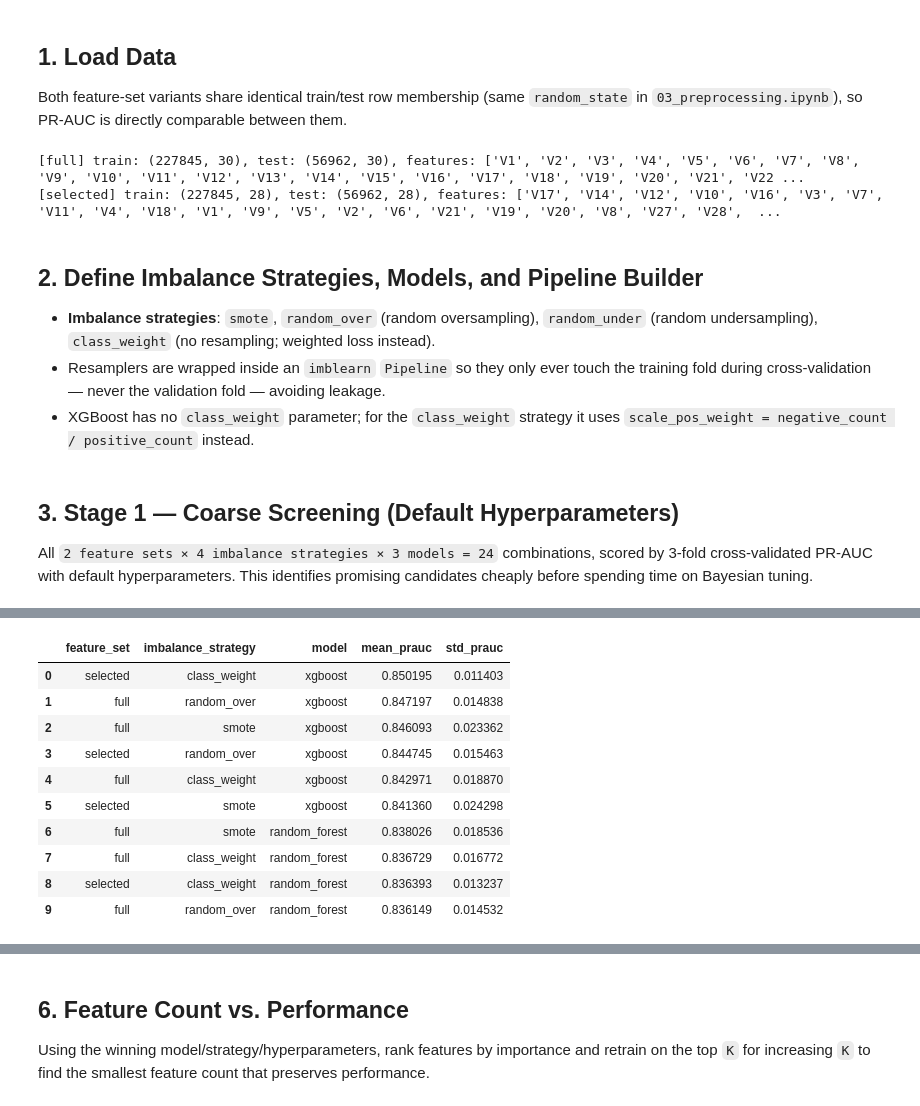
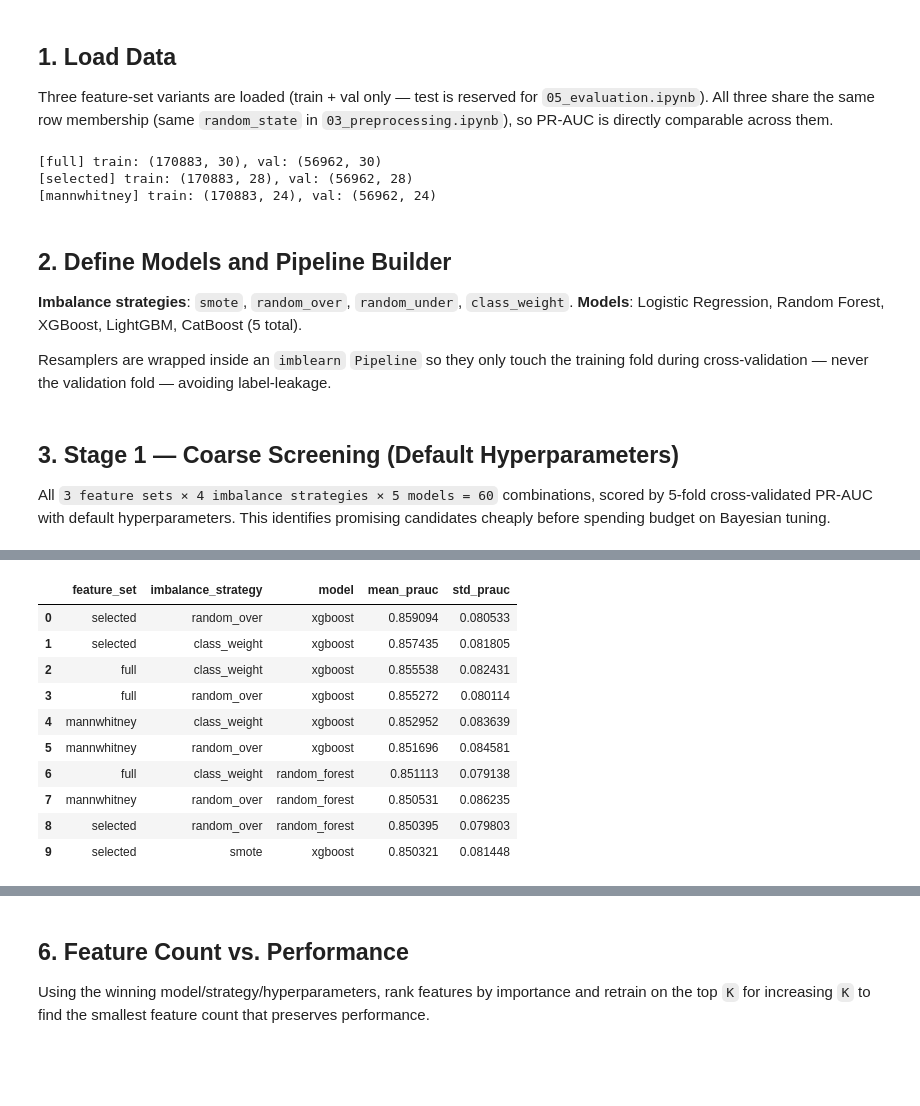
Before and after one commit to srwang721tw/KaggleFraudDetection, a Jupyter notebook: notebooks/04_modeling.ipynb, the cells around one changed output, grey strips where cells are left out. Saved outputs shown, nothing was run; the diff lists cells and outputs as text; code cells hidden in the pictures; blank space fills up the shorter version.

```diff
--- a/notebooks/04_modeling.ipynb
+++ b/notebooks/04_modeling.ipynb
@@ -28,30 +32,32 @@ os.makedirs('../models', exist_ok=True)
 # %% [markdown]
 ## 1. Load Data
 
-Both feature-set variants share identical train/test row membership (same `random_state` in `03_preprocessing.ipynb`), so PR-AUC is directly comparable between them.
+Three feature-set variants are loaded (train + val only — test is reserved for `05_evaluation.ipynb`). All three share the same row membership (same `random_state` in `03_preprocessing.ipynb`), so PR-AUC is directly comparable across them.
 # %%
 datasets = {}
-for name in ['full', 'selected']:
+for name in ['full', 'selected', 'mannwhitney']:
     train = pd.read_csv(f'../data/processed/train_{name}.csv')
-    test = pd.read_csv(f'../data/processed/test_{name}.csv')
+    val   = pd.read_csv(f'../data/processed/val_{name}.csv')
     X_train = train.drop(columns=['Class'])
     y_train = train['Class']
-    X_test = test.drop(columns=['Class'])
-    y_test = test['Class']
-    datasets[name] = (X_train, y_train, X_test, y_test)
-    print(f'[{name}] train: {X_train.shape}, test: {X_test.shape}, features: {list(X_train.columns)}')
+    X_val   = val.drop(columns=['Class'])
+    y_val   = val['Class']
+    datasets[name] = (X_train, y_train, X_val, y_val)
+    print(f'[{name}] train: {X_train.shape}, val: {X_val.shape}')
 # %% [output]
-[full] train: (227845, 30), test: (56962, 30), features: ['V1', 'V2', 'V3', 'V4', 'V5', 'V6', 'V7', 'V8', 'V9', 'V10', 'V11', 'V12', 'V13', 'V14', 'V15', 'V16', 'V17', 'V18', 'V19', 'V20', 'V21', 'V22 ...
-[selected] train: (227845, 28), test: (56962, 28), features: ['V17', 'V14', 'V12', 'V10', 'V16', 'V3', 'V7', 'V11', 'V4', 'V18', 'V1', 'V9', 'V5', 'V2', 'V6', 'V21', 'V19', 'V20', 'V8', 'V27', 'V28',  ...
+[full] train: (170883, 30), val: (56962, 30)
+[selected] train: (170883, 28), val: (56962, 28)
+[mannwhitney] train: (170883, 24), val: (56962, 24)
 # %% [markdown]
-## 2. Define Imbalance Strategies, Models, and Pipeline Builder
+## 2. Define Models and Pipeline Builder
 
-- **Imbalance strategies**: `smote`, `random_over` (random oversampling), `random_under` (random undersampling), `class_weight` (no resampling; weighted loss instead).
-- Resamplers are wrapped inside an `imblearn` `Pipeline` so they only ever touch the training fold during cross-validation — never the validation fold — avoiding leakage.
-- XGBoost has no `class_weight` parameter; for the `class_weight` strategy it uses `scale_pos_weight = negative_count / positive_count` instead.
+**Imbalance strategies**: `smote`, `random_over`, `random_under`, `class_weight`.
+**Models**: Logistic Regression, Random Forest, XGBoost, LightGBM, CatBoost (5 total).
+
+Resamplers are wrapped inside an `imblearn` `Pipeline` so they only touch the training fold during cross-validation — never the validation fold — avoiding label-leakage.
 # %%
 IMBALANCE_STRATEGIES = ['smote', 'random_over', 'random_under', 'class_weight']
-MODEL_NAMES = ['logistic_regression', 'random_forest', 'xgboost']
+MODEL_NAMES = ['logistic_regression', 'random_forest', 'xgboost', 'lgbm', 'catboost']
 
 
 def make_sampler(strategy):
@@ -73,12 +79,14 @@ def make_model(model_name, strategy, y_train, **hyperparams):
             kwargs['class_weight'] = 'balanced'
         kwargs.update(hyperparams)
         return LogisticRegression(**kwargs)
+
     if model_name == 'random_forest':
         kwargs = dict(random_state=42, n_jobs=-1)
         if strategy == 'class_weight':
             kwargs['class_weight'] = 'balanced'
         kwargs.update(hyperparams)
         return RandomForestClassifier(**kwargs)
+
     if model_name == 'xgboost':
         kwargs = dict(random_state=42, eval_metric='aucpr', verbosity=0)
         if strategy == 'class_weight':
@@ -86,6 +94,24 @@ def make_model(model_name, strategy, y_train, **hyperparams):
             kwargs['scale_pos_weight'] = neg / pos
         kwargs.update(hyperparams)
         return XGBClassifier(**kwargs)
+
+    if model_name == 'lgbm':
+        kwargs = dict(random_state=42, verbose=-1, n_jobs=-1)
+        if strategy == 'class_weight':
+            neg, pos = (y_train == 0).sum(), (y_train == 1).sum()
+            kwargs['scale_pos_weight'] = neg / pos
+        kwargs.update(hyperparams)
+        return LGBMClassifier(**kwargs)
+
+    if model_name == 'catboost':
+        kwargs = dict(random_seed=42, verbose=0)
+        if strategy == 'class_weight':
+            # auto_class_weights='Balanced' is sklearn-clonable; class_weights=[list]
+            # breaks sklearn's clone() because CatBoost normalises the list internally.
+            kwargs['auto_class_weights'] = 'Balanced'
+        kwargs.update(hyperparams)
+        return CatBoostClassifier(**kwargs)
+
     raise ValueError(model_name)
 
 
@@ -99,14 +125,14 @@ def make_pipeline(model_name, strategy, y_train, **hyperparams):
     return ImbPipeline(steps)
 
 
-cv = StratifiedKFold(n_splits=3, shuffle=True, random_state=42)
+cv = StratifiedKFold(n_splits=5, shuffle=True, random_state=42)
 # %% [markdown]
 ## 3. Stage 1 — Coarse Screening (Default Hyperparameters)
 
-All `2 feature sets × 4 imbalance strategies × 3 models = 24` combinations, scored by 3-fold cross-validated PR-AUC with default hyperparameters. This identifies promising candidates cheaply before spending time on Bayesian tuning.
+All `3 feature sets × 4 imbalance strategies × 5 models = 60` combinations, scored by 5-fold cross-validated PR-AUC with default hyperparameters. This identifies promising candidates cheaply before spending budget on Bayesian tuning.
 # %%
 screening_rows = []
-for feature_set in ['full', 'selected']:
+for feature_set in ['full', 'selected', 'mannwhitney']:
     X_train, y_train, _, _ = datasets[feature_set]
     for strategy in IMBALANCE_STRATEGIES:
         for model_name in MODEL_NAMES:
@@ -123,5 +149,6 @@ for feature_set in ['full', 'selected']:
 
 screening_results = pd.DataFrame(screening_rows).sort_values('mean_prauc', ascending=False).reset_index(drop=True)
 screening_results.to_csv(f'{REPORT_DIR}/coarse_screening_results.csv', index=False)
+print(f'\nTotal combos evaluated: {len(screening_results)}')
 screening_results.head(10)
 # %% [output]
@@ -145,12 +172,12 @@ screening_results.head(10)
 |  | feature_set | imbalance_strategy | model | mean_prauc | std_prauc |
-| 0 | selected | class_weight | xgboost | 0.850195 | 0.011403 |
-| 1 | full | random_over | xgboost | 0.847197 | 0.014838 |
-| 2 | full | smote | xgboost | 0.846093 | 0.023362 |
-| 3 | selected | random_over | xgboost | 0.844745 | 0.015463 |
-| 4 | full | class_weight | xgboost | 0.842971 | 0.018870 |
-| 5 | selected | smote | xgboost | 0.841360 | 0.024298 |
-| 6 | full | smote | random_forest | 0.838026 | 0.018536 |
-| 7 | full | class_weight | random_forest | 0.836729 | 0.016772 |
-| 8 | selected | class_weight | random_forest | 0.836393 | 0.013237 |
-| 9 | full | random_over | random_forest | 0.836149 | 0.014532 |
+| 0 | selected | random_over | xgboost | 0.859094 | 0.080533 |
+| 1 | selected | class_weight | xgboost | 0.857435 | 0.081805 |
+| 2 | full | class_weight | xgboost | 0.855538 | 0.082431 |
+| 3 | full | random_over | xgboost | 0.855272 | 0.080114 |
+| 4 | mannwhitney | class_weight | xgboost | 0.852952 | 0.083639 |
+| 5 | mannwhitney | random_over | xgboost | 0.851696 | 0.084581 |
+| 6 | full | class_weight | random_forest | 0.851113 | 0.079138 |
+| 7 | mannwhitney | random_over | random_forest | 0.850531 | 0.086235 |
+| 8 | selected | random_over | random_forest | 0.850395 | 0.079803 |
+| 9 | selected | smote | xgboost | 0.850321 | 0.081448 |
 # %% [markdown]
```
Also changed, not shown: parts of 9 cells of this notebook, 51 other files.
